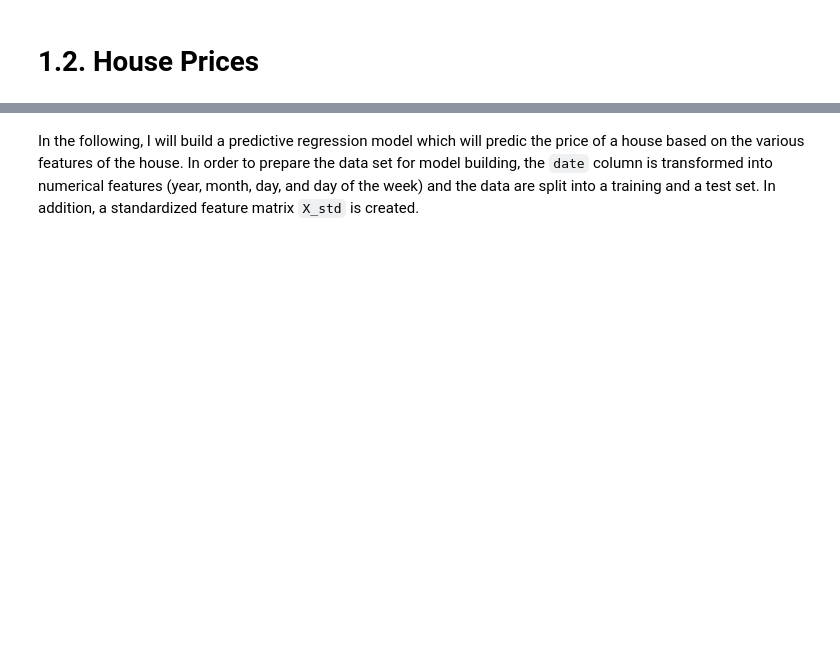
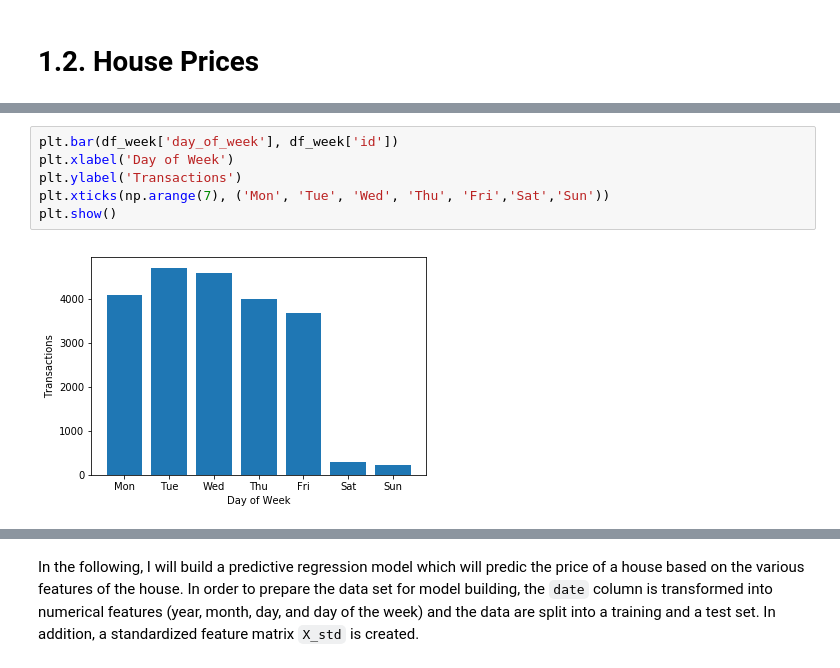
Before and after one commit to christopherbronner/house-prices, a Jupyter notebook: house_prices_deliver.ipynb, the cells around one changed output, grey strips where cells are left out. Saved outputs shown, nothing was run; the diff lists cells and outputs as text; blank space fills up the shorter version.

```diff
--- a/house_prices_deliver.ipynb
+++ b/house_prices_deliver.ipynb
@@ -127,0 +172,8 @@ Median house price:     $450,000.00
+# %%
+plt.bar(df_week['day_of_week'], df_week['id'])
+plt.xlabel('Day of Week')
+plt.ylabel('Transactions')
+plt.xticks(np.arange(7), ('Mon', 'Tue', 'Wed', 'Thu', 'Fri','Sat','Sun'))
+plt.show()
+# %% [output]
+[figure, added]
```
Also changed, not shown: parts of 33 cells of this notebook, 1 other file.
